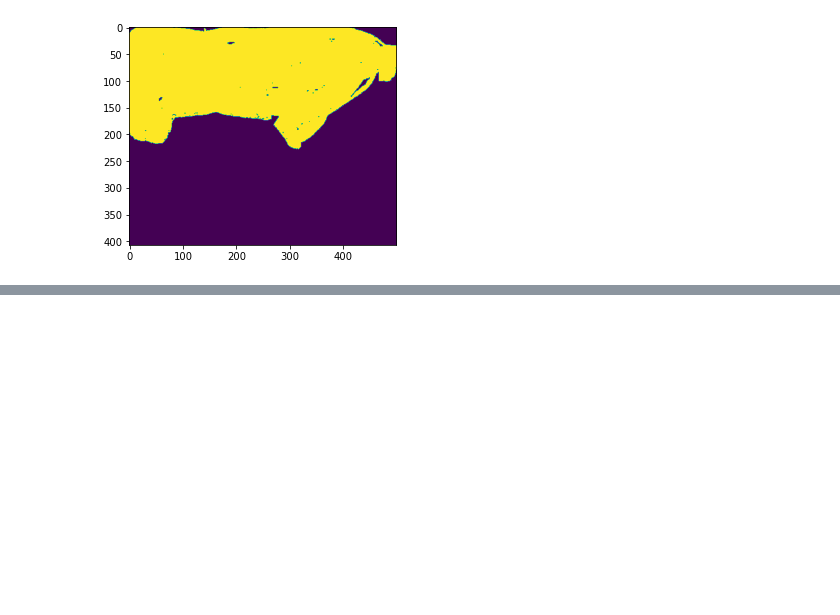
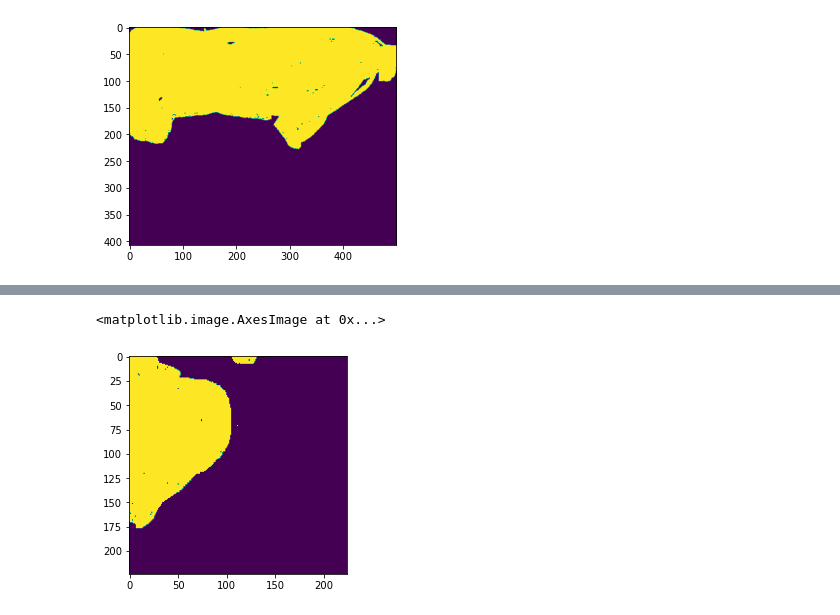
Before and after one commit to franciscojferrari/Transformer-Explainability, a Jupyter notebook: Untitled3.ipynb, the cells around one changed output, grey strips where cells are left out. Saved outputs shown, nothing was run; the diff lists cells and outputs as text; code cells hidden in the pictures; blank space fills up the shorter version.

```diff
--- a/Untitled3.ipynb
+++ b/Untitled3.ipynb
@@ -225,3 +226,8 @@ plt.imshow(data[0][0].permute(1, 2, 0))
+# %%
+plt.imshow(data[3][1])
+# %% [output]
+<matplotlib.image.AxesImage at 0x...>
+[figure, added]
 # %%
 plt.imshow(data[0][1])
 # %% [output]
```
Also changed, not shown: parts of 5 cells of this notebook, 5 other files.
